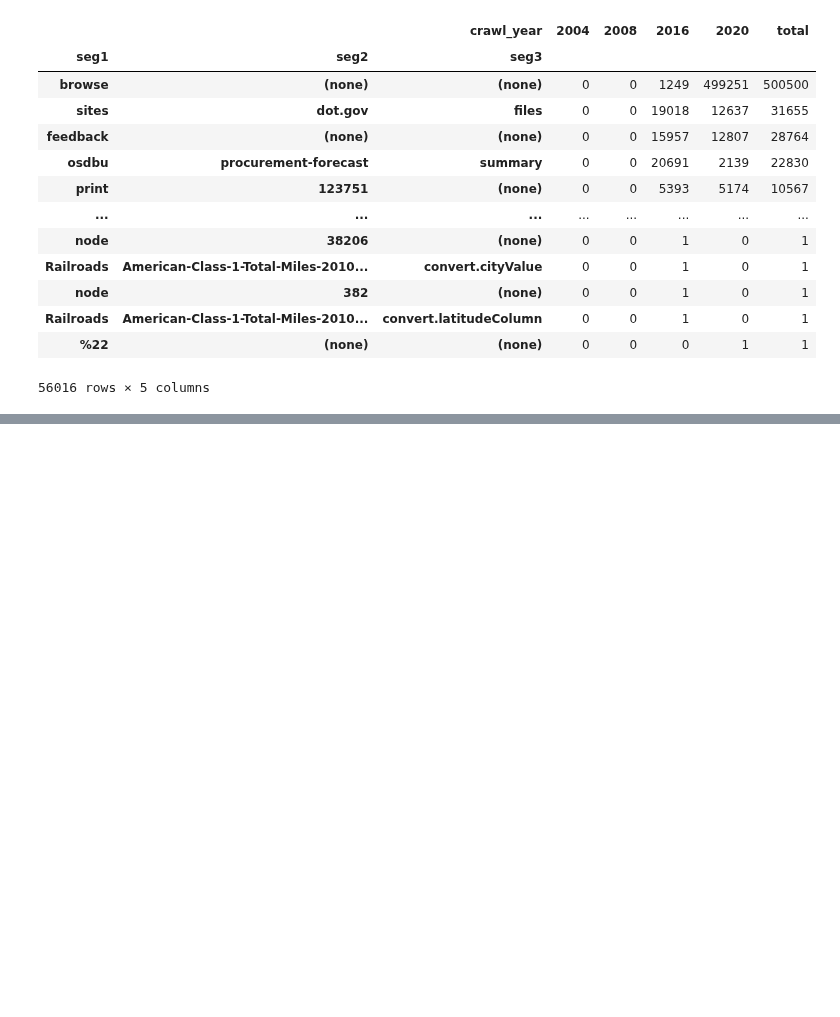
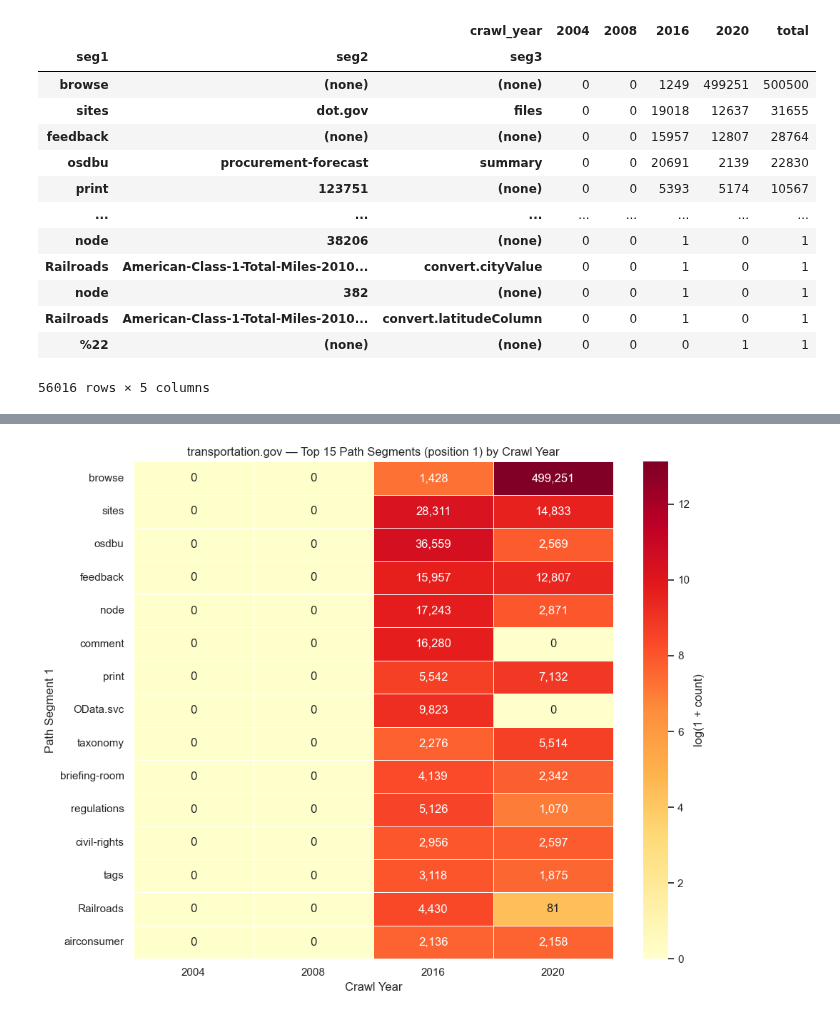
Before and after one commit to danieljohnevans/eot-cdx-parsing, a Jupyter notebook: url_structure.ipynb, the cells around one changed output, grey strips where cells are left out. Drawn from its saved outputs; the diff is of its cells as text; code cells hidden in the pictures; blank space fills up the shorter version.

```diff
--- a/url_structure.ipynb
+++ b/url_structure.ipynb
@@ -363,0 +460,18 @@ for domain in TARGET_DOMAINS:
+# %%
+# Viz 3: Top 15 path segment 1 values — heatmap across crawl years
+top15 = seg1_pivot[seg1_pivot.index != '(root)'].head(15)
+year_cols = [c for c in top15.columns if c != 'total']
+
+fig, ax = plt.subplots(figsize=(10, 8))
+data = top15[year_cols].replace(0, np.nan)
+
+sns.heatmap(np.log1p(top15[year_cols]), annot=top15[year_cols].values,
+            fmt=',d', cmap='YlOrRd', linewidths=0.5, ax=ax,
+            cbar_kws={'label': 'log(1 + count)'})
+ax.set_title('transportation.gov — Top 15 Path Segments (position 1) by Crawl Year')
+ax.set_ylabel('Path Segment 1')
+ax.set_xlabel('Crawl Year')
+plt.tight_layout()
+plt.show()
+# %% [output]
+[figure, added]
```
Also changed, not shown: parts of 31 cells of this notebook, 2 other files.
